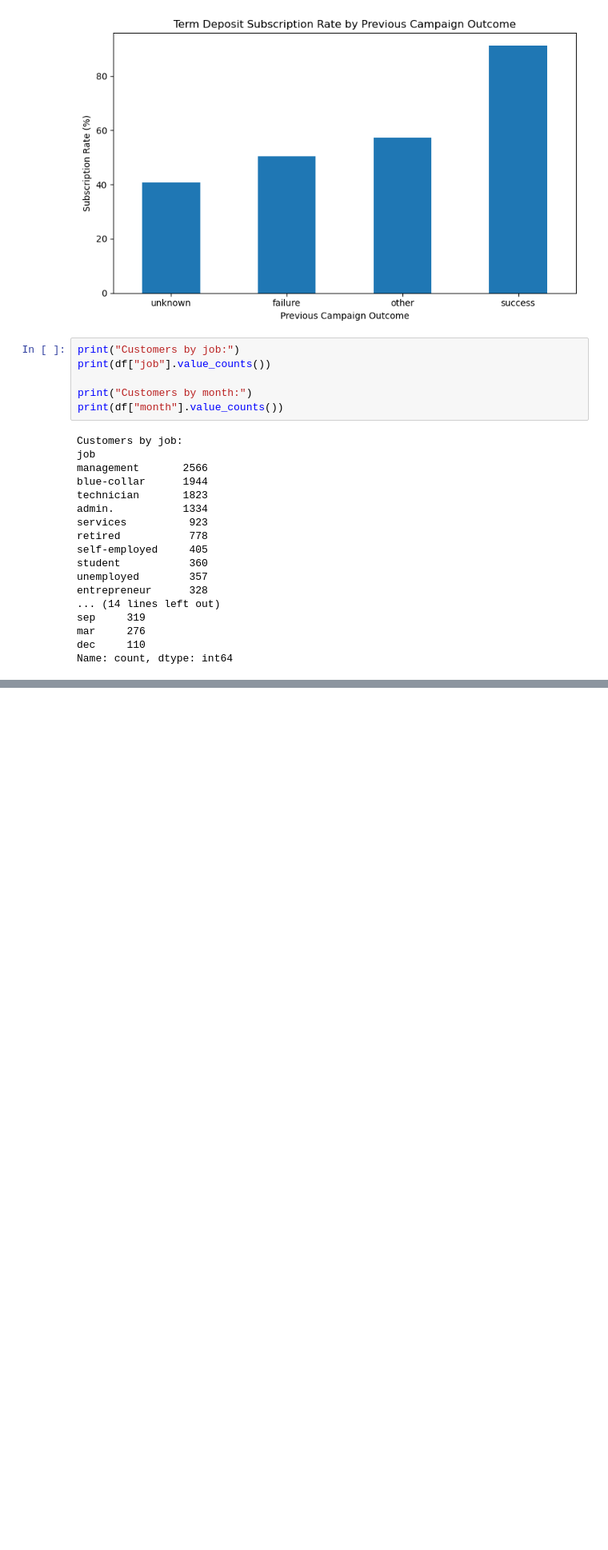
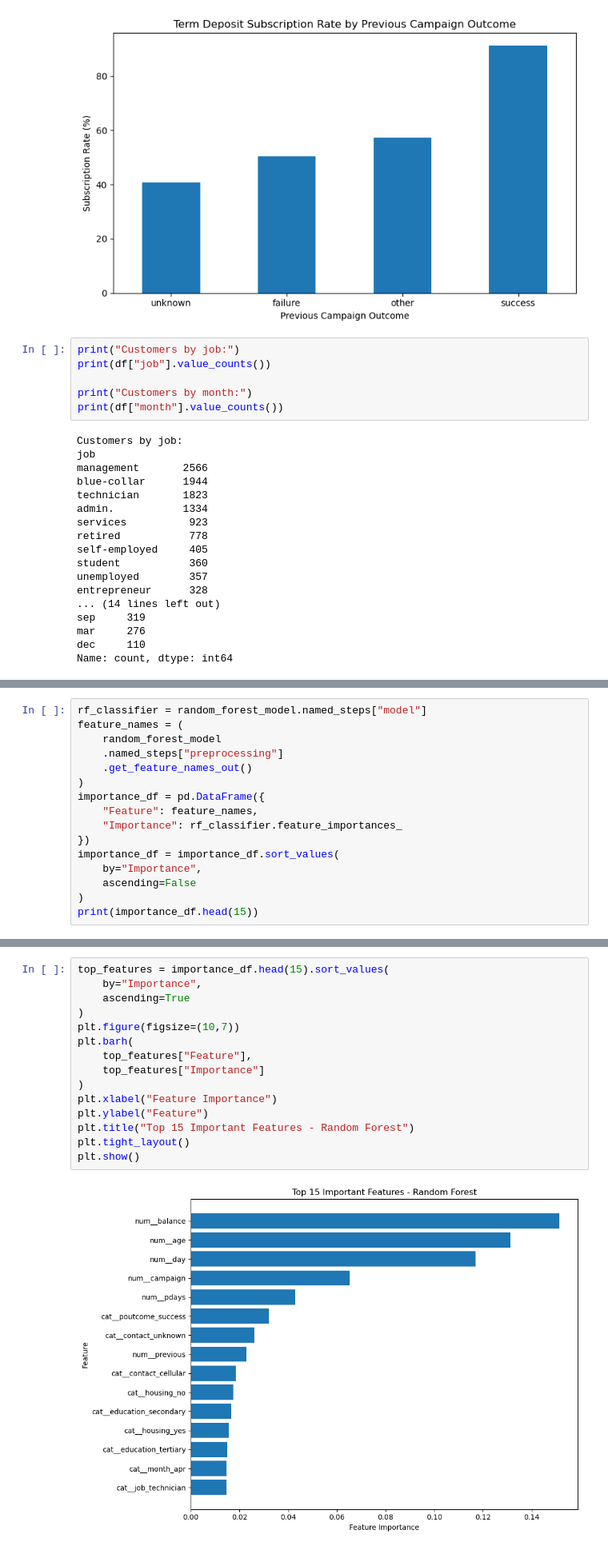
Before and after one commit to jasleenjk07/markovate-assessment, a Jupyter notebook: notebooks/Customer_Subscription_Classification.ipynb, the cells around one changed output, grey strips where cells are left out. Shown at 80% size. Cells and saved outputs as stored; diff of their text form; blank space fills up the shorter version.

```diff
--- a/notebooks/Customer_Subscription_Classification.ipynb
+++ b/notebooks/Customer_Subscription_Classification.ipynb
@@ -457,0 +577,16 @@ Name: count, dtype: int64
+# %%
+rf_classifier = random_forest_model.named_steps["model"]
+feature_names = (
+    random_forest_model
+    .named_steps["preprocessing"]
+    .get_feature_names_out()
+)
+importance_df = pd.DataFrame({
+    "Feature": feature_names,
+    "Importance": rf_classifier.feature_importances_
+})
+importance_df = importance_df.sort_values(
+    by="Importance",
+    ascending=False
+)
+print(importance_df.head(15))
@@ -457,0 +610,17 @@ Name: count, dtype: int64
+# %%
+top_features = importance_df.head(15).sort_values(
+    by="Importance",
+    ascending=True
+)
+plt.figure(figsize=(10,7))
+plt.barh(
+    top_features["Feature"],
+    top_features["Importance"]
+)
+plt.xlabel("Feature Importance")
+plt.ylabel("Feature")
+plt.title("Top 15 Important Features - Random Forest")
+plt.tight_layout()
+plt.show()
+# %% [output]
+[figure, added]
```
Also changed, not shown: parts of 17 cells of this notebook.
